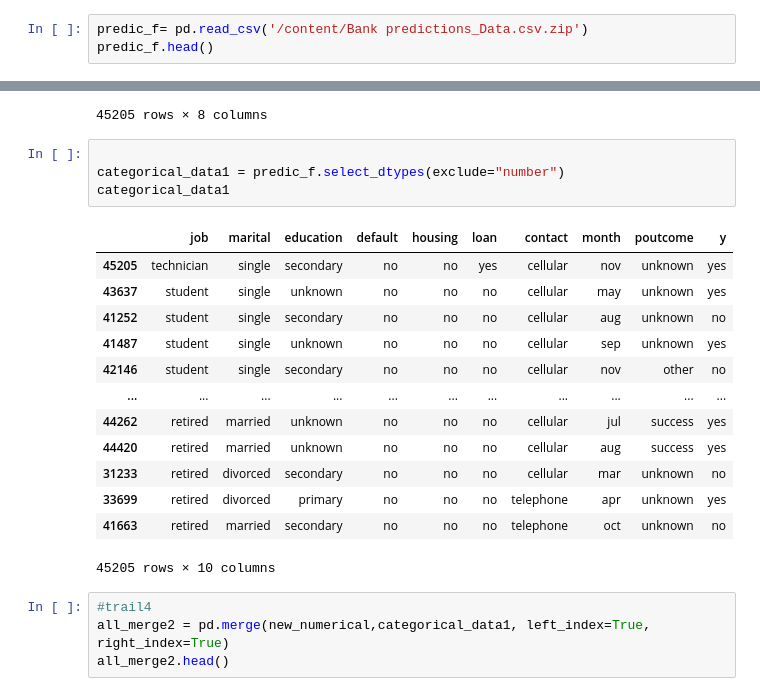
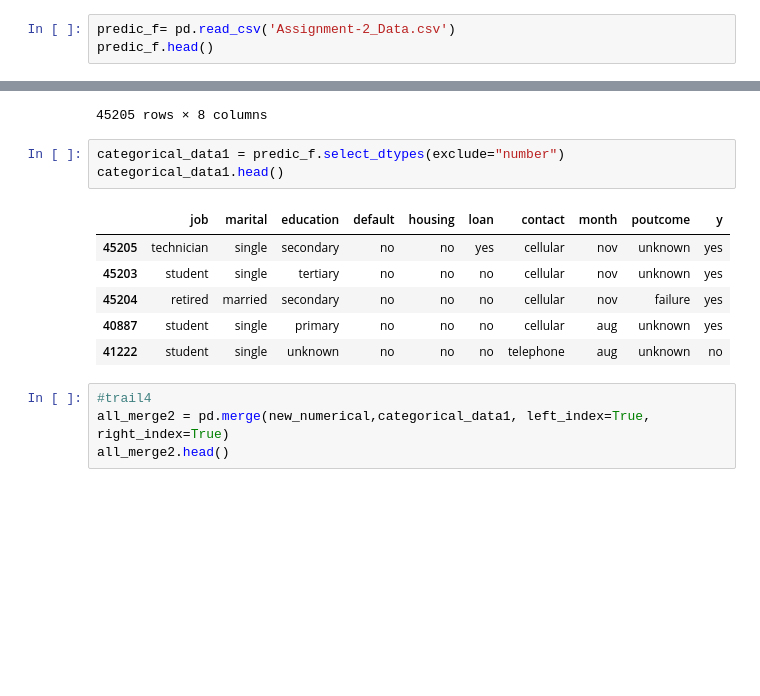
Before and after one commit to Ayomide-ola/UCDPA_Ayomide, a Jupyter notebook: predict term deposit project.ipynb, the cells around one changed output, grey strips where cells are left out. Saved outputs shown, nothing was run; the diff lists cells and outputs as text; blank space fills up the shorter version.

```diff
--- a/predict term deposit project.ipynb
+++ b/predict term deposit project.ipynb
@@ -15,7 +35,7 @@ import requests
 # %% [markdown]
 Importing data from local system and printing first 5 rows.
 # %%
-predic_f= pd.read_csv('/content/Bank predictions_Data.csv.zip')
+predic_f= pd.read_csv('Assignment-2_Data.csv')
 predic_f.head()
 # %% [output]
 |  | Id | age | job | marital | education | default | balance | housing | loan | contact | day | ... |
@@ -342,23 +342,15 @@ new_numerical.reset_index(drop=True)
 | 45204 | 42664 | 95.0 | 0.0 | 1 | 215 | 1 | -1 | 0 |
 45205 rows × 8 columns
 # %%
-
 categorical_data1 = predic_f.select_dtypes(exclude="number")
-categorical_data1
+categorical_data1.head()
 # %% [output]
 |  | job | marital | education | default | housing | loan | contact | month | poutcome | y |
 | 45205 | technician | single | secondary | no | no | yes | cellular | nov | unknown | yes |
-| 43637 | student | single | unknown | no | no | no | cellular | may | unknown | yes |
-| 41252 | student | single | secondary | no | no | no | cellular | aug | unknown | no |
-| 41487 | student | single | unknown | no | no | no | cellular | sep | unknown | yes |
-| 42146 | student | single | secondary | no | no | no | cellular | nov | other | no |
-| ... | ... | ... | ... | ... | ... | ... | ... | ... | ... | ... |
-| 44262 | retired | married | unknown | no | no | no | cellular | jul | success | yes |
-| 44420 | retired | married | unknown | no | no | no | cellular | aug | success | yes |
-| 31233 | retired | divorced | secondary | no | no | no | cellular | mar | unknown | no |
-| 33699 | retired | divorced | primary | no | no | no | telephone | apr | unknown | yes |
-| 41663 | retired | married | secondary | no | no | no | telephone | oct | unknown | no |
+| 45203 | student | single | tertiary | no | no | no | cellular | nov | unknown | yes |
+| 45204 | retired | married | secondary | no | no | no | cellular | nov | failure | yes |
+| 40887 | student | single | primary | no | no | no | cellular | aug | unknown | yes |
+| 41222 | student | single | unknown | no | no | no | telephone | aug | unknown | no |
-45205 rows × 10 columns
 # %%
 #trail4
 all_merge2 = pd.merge(new_numerical,categorical_data1, left_index=True, right_index=True)
```
Also changed, not shown: parts of 55 cells of this notebook.
